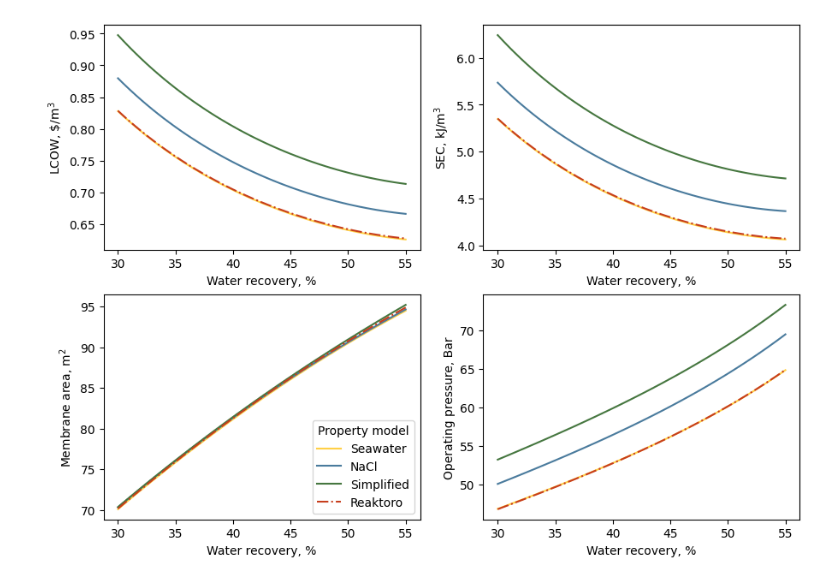
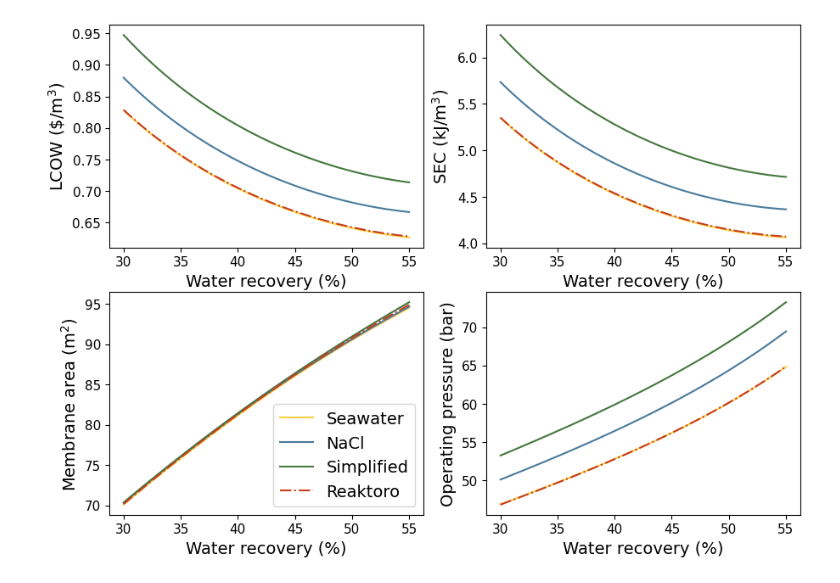
Before and after one commit to savannahsakhai/watertap, a Jupyter notebook: watertap/flowsheets/property_analysis/AIChE_figs/plotting_aiche.ipynb, the cells around one changed output. Cells and saved outputs as stored; diff of their text form; code cells hidden in the pictures.

```diff
--- a/watertap/flowsheets/property_analysis/AIChE_figs/plotting_aiche.ipynb
+++ b/watertap/flowsheets/property_analysis/AIChE_figs/plotting_aiche.ipynb
@@ -19,43 +97,47 @@ sea_color = "#FFD046"
 nacl_color = "#4A7B9D"
 simple_color = "#467740"
 reaktoro_color = "#C73E1D"
+# %%
+plt.rcParams.update({'font.size': 11})
+# %%
+title_size = 14
 # %%
 fig, axs = plt.subplots(ncols=2, nrows=2, figsize=(3.5*3, 2.5*3)) #figsize=(3.5, 2.5)
 
 axs[0,0].plot(data_RO_seawater['# Water Recovery']*100, data_RO_seawater['LCOW'], color=sea_color)
 axs[0,0].plot(data_RO_nacl['# Water Recovery']*100, data_RO_nacl['LCOW'], color=nacl_color)
 axs[0,0].plot(data_RO_simple['# Water Recovery']*100, data_RO_simple['LCOW'], color=simple_color)
 axs[0,0].plot(data_RO_reatoro['# Water Recovery']*100, data_RO_reatoro['LCOW'], "-.", color=reaktoro_color)
-axs[0,0].set_xlabel("Water recovery, %")
-axs[0,0].set_ylabel("LCOW, $\$$/m$^3$")
+axs[0,0].set_xlabel("Water recovery (%)", fontsize=title_size)
+axs[0,0].set_ylabel("LCOW ($\$$/m$^3$)", fontsize=title_size)
 
 axs[0,1].plot(data_RO_seawater['# Water Recovery']*100, data_RO_seawater['SEC'], color=sea_color)
 axs[0,1].plot(data_RO_nacl['# Water Recovery']*100, data_RO_nacl['SEC'], color=nacl_color)
 axs[0,1].plot(data_RO_simple['# Water Recovery']*100, data_RO_simple['SEC'], color=simple_color)
 axs[0,1].plot(data_RO_reatoro['# Water Recovery']*100, data_RO_reatoro['SEC'], "-.", color=reaktoro_color)
-axs[0,1].set_xlabel("Water recovery, %")
-axs[0,1].set_ylabel("SEC, kJ/m$^{3}$")
+axs[0,1].set_xlabel("Water recovery (%)", fontsize=title_size)
+axs[0,1].set_ylabel("SEC (kJ/m$^{3}$)", fontsize=title_size)
 
 axs[1,0].plot(data_RO_seawater['# Water Recovery']*100, data_RO_seawater['Membrane Area'], color=sea_color)
 axs[1,0].plot(data_RO_nacl['# Water Recovery']*100, data_RO_nacl['Membrane Area'], color=nacl_color)
 axs[1,0].plot(data_RO_simple['# Water Recovery']*100, data_RO_simple['Membrane Area'], color=simple_color)
 axs[1,0].plot(data_RO_reatoro['# Water Recovery']*100, data_RO_reatoro['Membrane Area'], "-.", color=reaktoro_color)
-axs[1,0].set_xlabel("Water recovery, %")
-axs[1,0].set_ylabel("Membrane area, m$^{2}$")
+axs[1,0].set_xlabel("Water recovery (%)", fontsize=title_size)
+axs[1,0].set_ylabel("Membrane area (m$^{2}$)", fontsize=title_size)
 
 axs[1,1].plot(data_RO_seawater['# Water Recovery']*100, data_RO_seawater['Operating Pressure']/1e5, color=sea_color)
 axs[1,1].plot(data_RO_nacl['# Water Recovery']*100, data_RO_nacl['Operating Pressure']/1e5, color=nacl_color)
 axs[1,1].plot(data_RO_simple['# Water Recovery']*100, data_RO_simple['Operating Pressure']/1e5, color=simple_color)
 axs[1,1].plot(data_RO_reatoro['# Water Recovery']*100, data_RO_reatoro['Operating Pressure']/1e5, "-.", color=reaktoro_color)
 
-axs[1,1].set_xlabel("Water recovery, %")
-axs[1,1].set_ylabel("Operating pressure, Bar")
+axs[1,1].set_xlabel("Water recovery (%)", fontsize=title_size)
+axs[1,1].set_ylabel("Operating pressure (bar)", fontsize=title_size)
 
-axs[1,0].legend(["Seawater","NaCl","Simplified", "Reaktoro"],title="Property model", loc="lower right")
+axs[1,0].legend(["Seawater","NaCl","Simplified", "Reaktoro"],loc="lower right", fontsize=14)
 
 fig.savefig("RO_comparison_reaktoro_AICHE")
 # %% [output]
-[figure, old version]
+[figure, new version]
 # %%
 fig, axs = plt.subplots(ncols=2, nrows=2, figsize=(3.5*3, 2.5*3)) #figsize=(3.5, 2.5)
 
```
Also changed, not shown: parts of 8 cells of this notebook, 28 other files.
